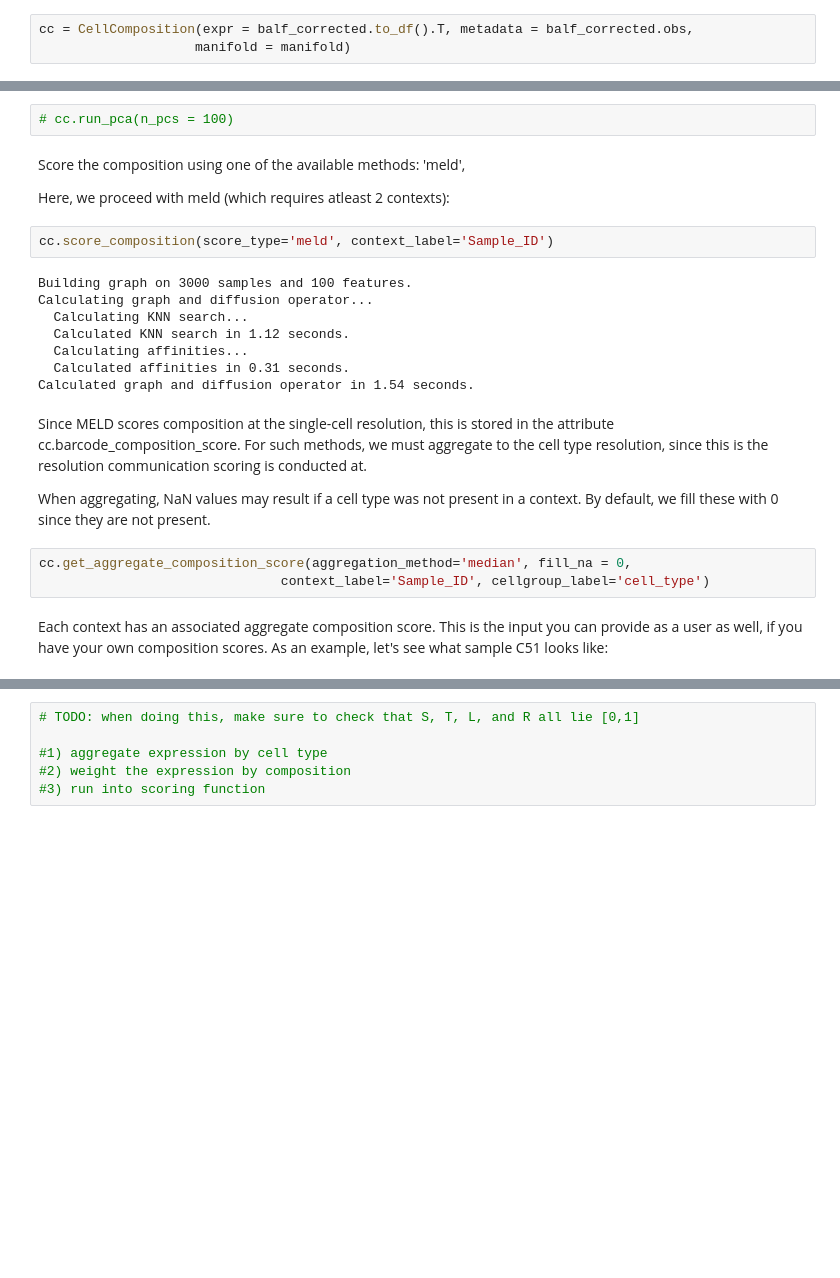
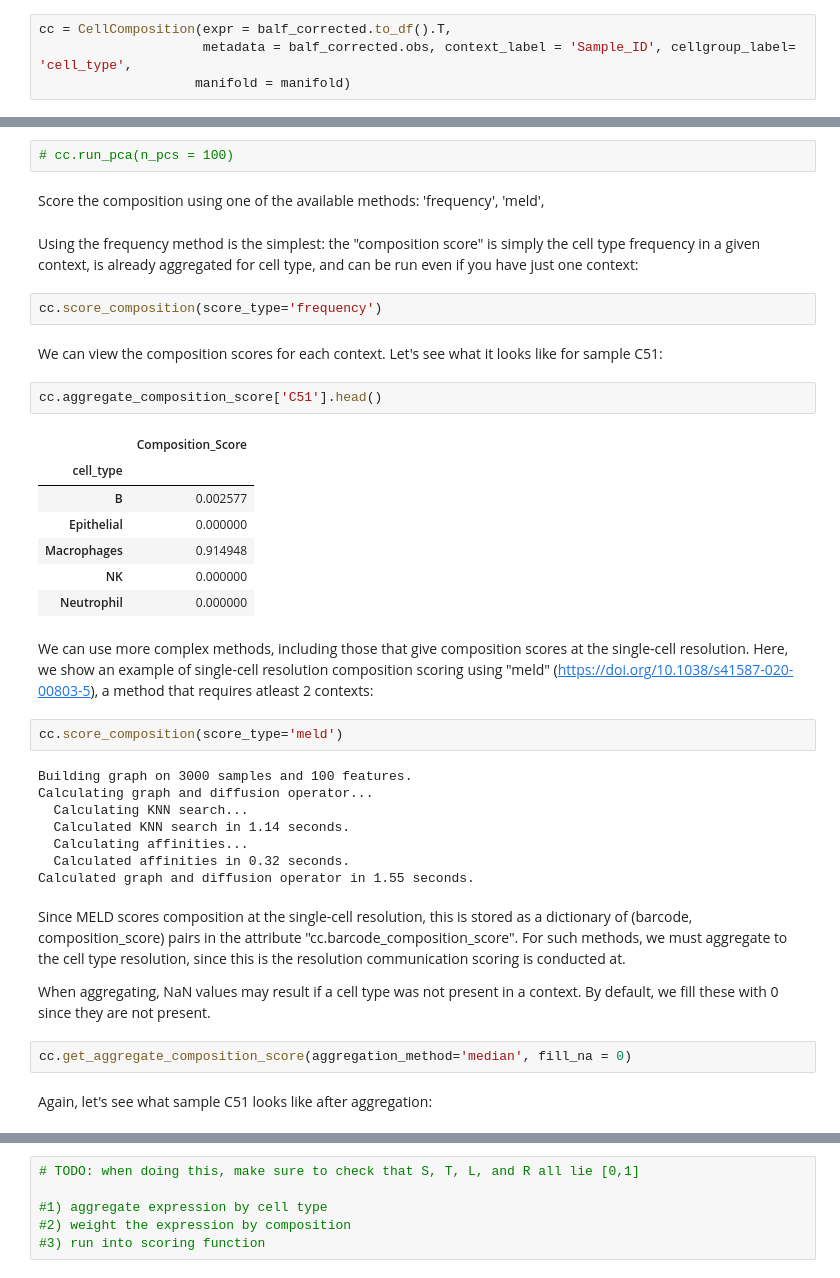
Before and after one commit to earmingol/cell2cell, a Jupyter notebook: examples/tensor_cell2cell/02_score_communication.ipynb, the cells around one changed output, grey strips where cells are left out. Drawn from its saved outputs; the diff is of its cells as text; blank space fills up the shorter version.

```diff
--- a/examples/tensor_cell2cell/02_score_communication.ipynb
+++ b/examples/tensor_cell2cell/02_score_communication.ipynb
@@ -65,33 +64,49 @@ Initialize the CellComposition object with the expression dataframe, metadata, a
 # %%
-cc = CellComposition(expr = balf_corrected.to_df().T, metadata = balf_corrected.obs,
+cc = CellComposition(expr = balf_corrected.to_df().T,
+                     metadata = balf_corrected.obs, context_label = 'Sample_ID', cellgroup_label= 'cell_type',
                     manifold = manifold)
 # %% [markdown]
 If you do not have a manifold and want to use a composition scoring method such as meld that requires one, you can calculate it as follows:
 # %%
 # cc.run_pca(n_pcs = 100)
 # %% [markdown]
-Score the composition using one of the available methods: 'meld',
-
-Here, we proceed with meld (which requires atleast 2 contexts):
+Score the composition using one of the available methods: 'frequency', 'meld',
+# %% [markdown]
+Using the frequency method is the simplest: the "composition score" is simply the cell type frequency in a given context, is already aggregated for cell type, and can be run even if you have just one context:
+# %%
+cc.score_composition(score_type='frequency')
+# %% [markdown]
+We can view the composition scores for each context. Let's see what it looks like for sample C51:
+# %%
+cc.aggregate_composition_score['C51'].head()
+# %% [output]
+|  | Composition_Score |
+| cell_type |  |
+| B | 0.002577 |
+| Epithelial | 0.000000 |
+| Macrophages | 0.914948 |
+| NK | 0.000000 |
+| Neutrophil | 0.000000 |
+# %% [markdown]
+We can use more complex methods, including those that give composition scores at the single-cell resolution. Here, we show an example of single-cell resolution composition scoring using "meld" (https://doi.org/10.1038/s41587-020-00803-5), a method that requires atleast 2 contexts:
 # %%
-cc.score_composition(score_type='meld', context_label='Sample_ID')
+cc.score_composition(score_type='meld')
 # %% [output]
 Building graph on 3000 samples and 100 features.
 Calculating graph and diffusion operator...
   Calculating KNN search...
-  Calculated KNN search in 1.12 seconds.
+  Calculated KNN search in 1.14 seconds.
   Calculating affinities...
-  Calculated affinities in 0.31 seconds.
-Calculated graph and diffusion operator in 1.54 seconds.
+  Calculated affinities in 0.32 seconds.
+Calculated graph and diffusion operator in 1.55 seconds.
 # %% [markdown]
-Since MELD scores composition at the single-cell resolution, this is stored in the attribute cc.barcode_composition_score. For such methods, we must aggregate to the cell type resolution, since this is the resolution communication scoring is conducted at.
+Since MELD scores composition at the single-cell resolution, this is stored as a dictionary of (barcode, composition_score) pairs in the attribute "cc.barcode_composition_score". For such methods, we must aggregate to the cell type resolution, since this is the resolution communication scoring is conducted at.
 
 When aggregating, NaN values may result if a cell type was not present in a context. By default, we fill these with 0 since they are not present.
 # %%
-cc.get_aggregate_composition_score(aggregation_method='median', fill_na = 0,
-                               context_label='Sample_ID', cellgroup_label='cell_type')
+cc.get_aggregate_composition_score(aggregation_method='median', fill_na = 0)
 # %% [markdown]
-Each context has an associated aggregate composition score. This is the input you can provide as a user as well, if you have your own composition scores. As an example, let's see what sample C51 looks like:
+Again, let's see what sample C51 looks like after aggregation:
 # %%
 cc.aggregate_composition_score['C51'].head()
 # %% [output]
```
Also changed, not shown: parts of 16 cells of this notebook, 1 other file.
